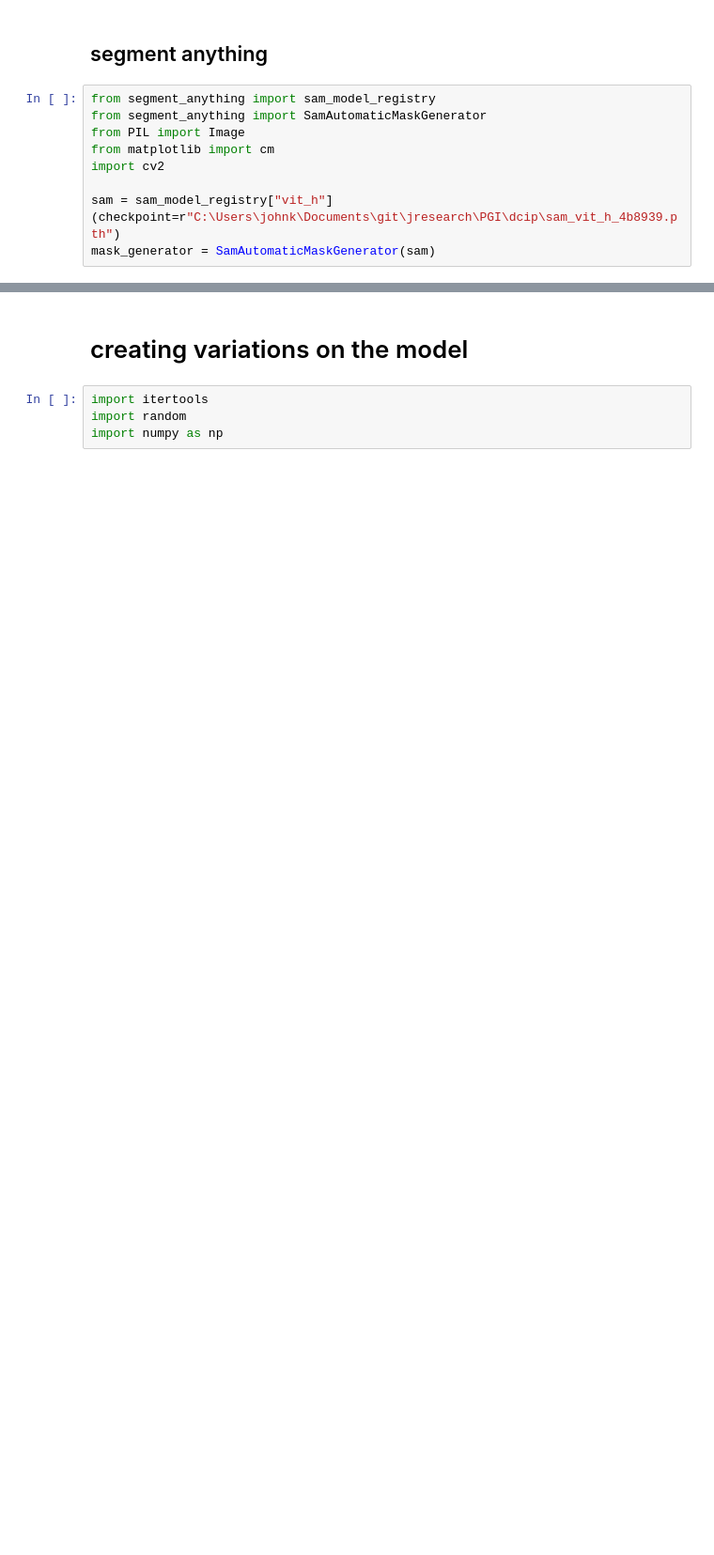
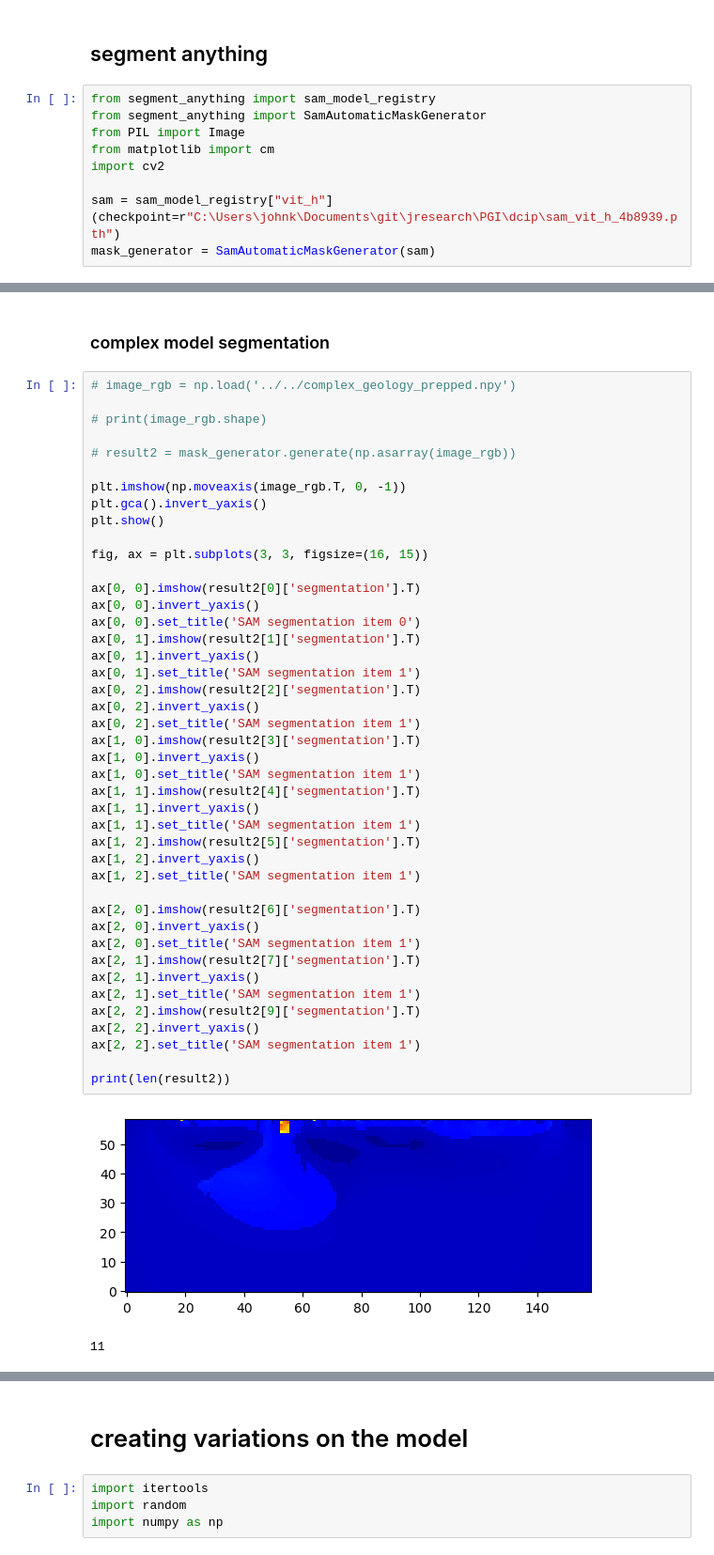
Before and after one commit to JKutt/transformers_segmentation, a Jupyter notebook: PGI/dcip/dcip2d.ipynb, the cells around one changed output, grey strips where cells are left out. Shown at 94% size. Drawn from its saved outputs; the diff is of its cells as text; blank space fills up the shorter version.

```diff
--- a/PGI/dcip/dcip2d.ipynb
+++ b/PGI/dcip/dcip2d.ipynb
@@ -661,0 +691,48 @@ IndexError: too many indices for array: array is 2-dimensional, but 3 were index
+# %% [markdown]
+### complex model segmentation
+# %%
+# image_rgb = np.load('../../complex_geology_prepped.npy')
+
+# print(image_rgb.shape)
+
+# result2 = mask_generator.generate(np.asarray(image_rgb))
+
+plt.imshow(np.moveaxis(image_rgb.T, 0, -1))
+plt.gca().invert_yaxis()
+plt.show()
+
+fig, ax = plt.subplots(3, 3, figsize=(16, 15))
+
+ax[0, 0].imshow(result2[0]['segmentation'].T)
+ax[0, 0].invert_yaxis()
+ax[0, 0].set_title('SAM segmentation item 0')
+ax[0, 1].imshow(result2[1]['segmentation'].T)
+ax[0, 1].invert_yaxis()
+ax[0, 1].set_title('SAM segmentation item 1')
+ax[0, 2].imshow(result2[2]['segmentation'].T)
+ax[0, 2].invert_yaxis()
+ax[0, 2].set_title('SAM segmentation item 1')
+ax[1, 0].imshow(result2[3]['segmentation'].T)
+ax[1, 0].invert_yaxis()
+ax[1, 0].set_title('SAM segmentation item 1')
+ax[1, 1].imshow(result2[4]['segmentation'].T)
+ax[1, 1].invert_yaxis()
+ax[1, 1].set_title('SAM segmentation item 1')
+ax[1, 2].imshow(result2[5]['segmentation'].T)
+ax[1, 2].invert_yaxis()
+ax[1, 2].set_title('SAM segmentation item 1')
+
+ax[2, 0].imshow(result2[6]['segmentation'].T)
+ax[2, 0].invert_yaxis()
+ax[2, 0].set_title('SAM segmentation item 1')
+ax[2, 1].imshow(result2[7]['segmentation'].T)
+ax[2, 1].invert_yaxis()
+ax[2, 1].set_title('SAM segmentation item 1')
+ax[2, 2].imshow(result2[9]['segmentation'].T)
+ax[2, 2].invert_yaxis()
+ax[2, 2].set_title('SAM segmentation item 1')
+
+print(len(result2))
+# %% [output]
+[figure, added]
+11
```
Also changed, not shown: parts of 8 cells of this notebook.
